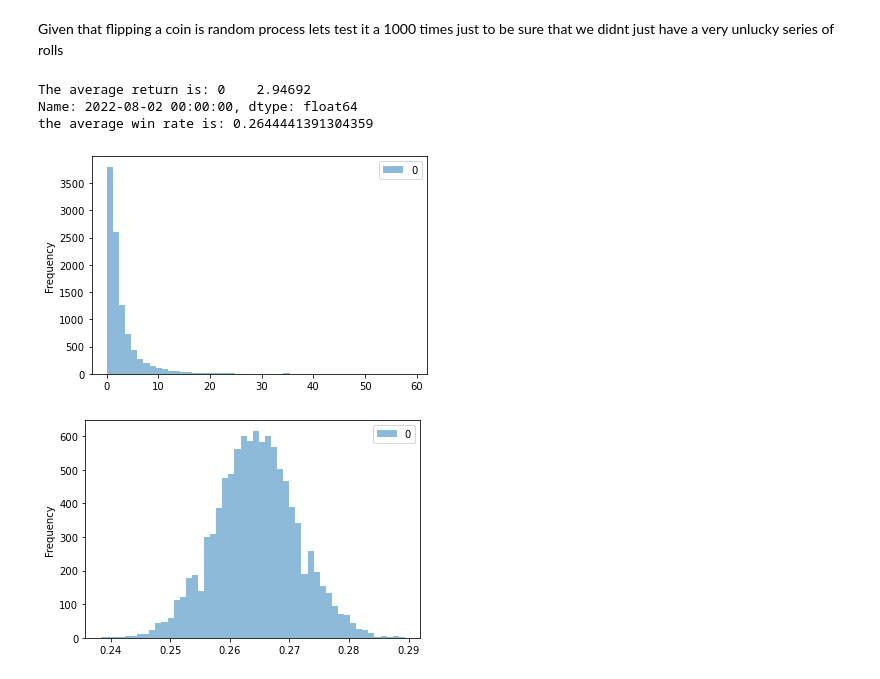
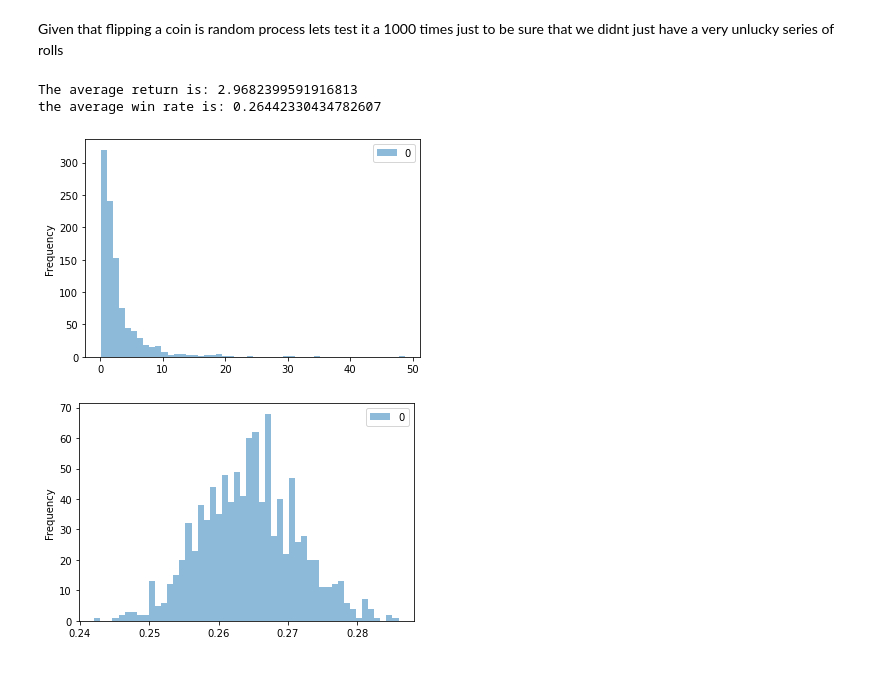
Before and after one commit to suf102/Trading-strategy-backtester, a Jupyter notebook: TikTokBactesterInCamelCase.ipynb, the cells around one changed output. Cells and saved outputs as stored; diff of their text form; code cells hidden in the pictures.

```diff
--- a/TikTokBactesterInCamelCase.ipynb
+++ b/TikTokBactesterInCamelCase.ipynb
@@ -391,38 +388,37 @@ runningtotalwinrate = []
 #get the data
 
 closedata = getdata(stockname, testperiod)
 
 #experimental jit multithreading, not currently working because pandas dataframes doesnt work well with jit
 
 #@jit(nogil=True, parallel=True)
 
 def runrandomtrials(trails = 1000):
     for j in range(trails):
         dfrandoms = randomtrading(closedata, probabilitybuy= probbuy,probabilitysell = probsell, probabilitydonothing = probdonothing )
         returnsrandom = backtester(dfrandoms['Signals'],dfrandoms['Close'])
         win = winrate(dfrandoms,returnsrandom)
         finalreturns.append(returnsrandom.iloc[-1])
         runningtotalwinrate.append(win)
 
 #call the function
 
-runrandomtrials(trails = 10000)
+runrandomtrials(trails = 1000)
 
 # the average final return
 
-print('The average return is: ' + str(sum(finalreturns)/trials))
+print('The average return is: ' + str(sum(pd.DataFrame(finalreturns)[0]/trials)) )
 
 # the average win rate
 
 print('the average win rate is: ' + str(sum(runningtotalwinrate)/trials))
 
 #plotting a historgam to show the final returns and then the win rates
 
-axfinalreturns = pd.DataFrame(finalreturns).plot.hist(bins=50, alpha=0.5)
+axfinalreturns = pd.DataFrame(finalreturns)[:].plot.hist(bins=50, alpha=0.5)
 axwinrates = pd.DataFrame(runningtotalwinrate).plot.hist(bins=50, alpha=0.5)
 # %% [output]
-The average return is: 0    2.94692
-Name: 2022-08-02 00:00:00, dtype: float64
-the average win rate is: 0.2644441391304359
+The average return is: 2.9682399591916813
+the average win rate is: 0.26442330434782607
-[figure, old version]
+[figure, new version]
-[figure, old version]
+[figure, new version]
```
Also changed, not shown: parts of 4 cells of this notebook.
